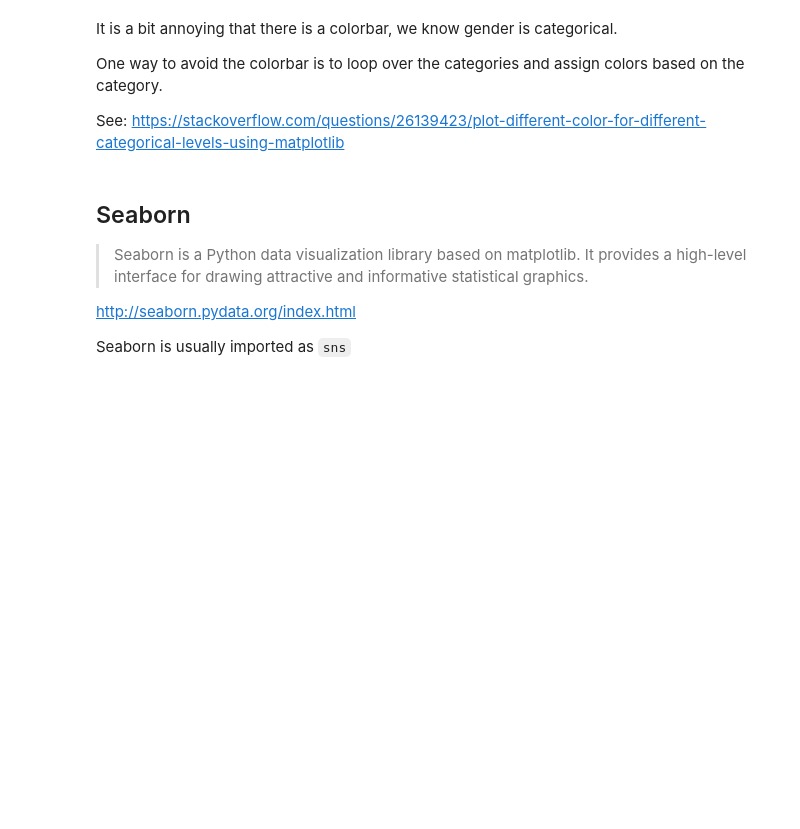
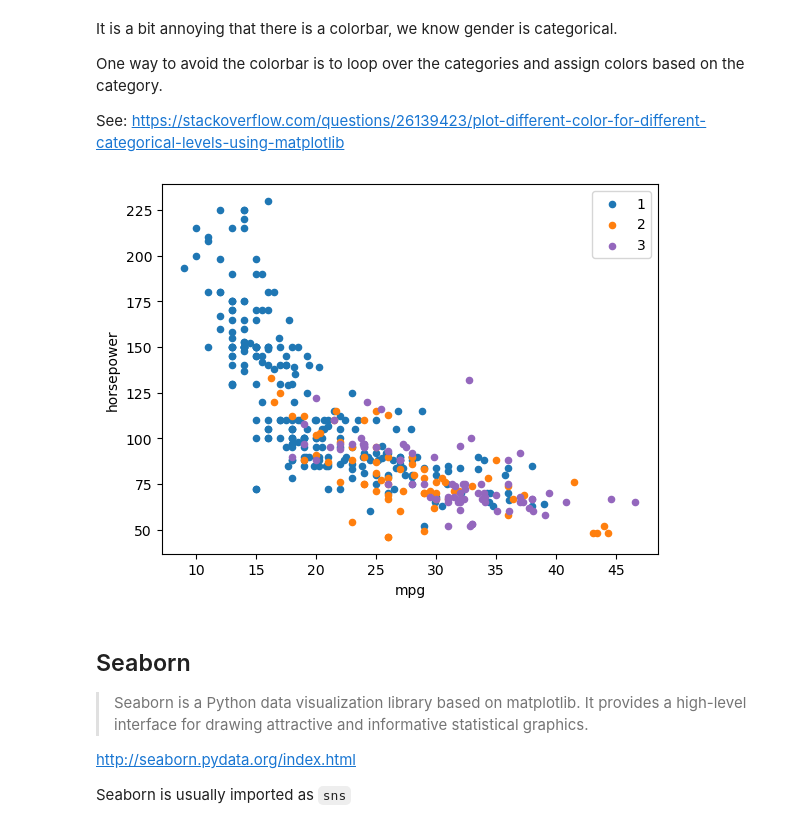
Before and after one commit to ENSF611/lab0-data-and-visualization-review-kWeech, a Jupyter notebook: ml-lab0-master/lab0-visualization-auto_mpg.ipynb, the cells around one changed output. Saved outputs shown, nothing was run; the diff lists cells and outputs as text; code cells hidden in the pictures; blank space fills up the shorter version.

```diff
--- a/ml-lab0-master/lab0-visualization-auto_mpg.ipynb
+++ b/ml-lab0-master/lab0-visualization-auto_mpg.ipynb
@@ -168,10 +172,12 @@ One way to avoid the colorbar is to loop over the categories and assign colors b
 See:
 https://stackoverflow.com/questions/26139423/plot-different-color-for-different-categorical-levels-using-matplotlib
 # %%
-colors = {0: 'tab:blue', 1: 'tab:orange'}
+colors = {1: 'tab:blue', 2: 'tab:orange', 3: 'tab:purple'}
 fig, ax = plt.subplots()
 for key, group in data.groupby(by='origin'):
-    group.plot.scatter('mpg', 'trestbps', c=colors[key], label=key, ax=ax);
+    group.plot.scatter('mpg', 'horsepower', c=colors[key], label=key, ax=ax);
+# %% [output]
+[figure, added]
 # %% [markdown]
 ## Seaborn
 >Seaborn is a Python data visualization library based on matplotlib. It provides a high-level interface for drawing attractive and informative statistical graphics.
```
Also changed, not shown: parts of 12 cells of this notebook, 2 other files.
